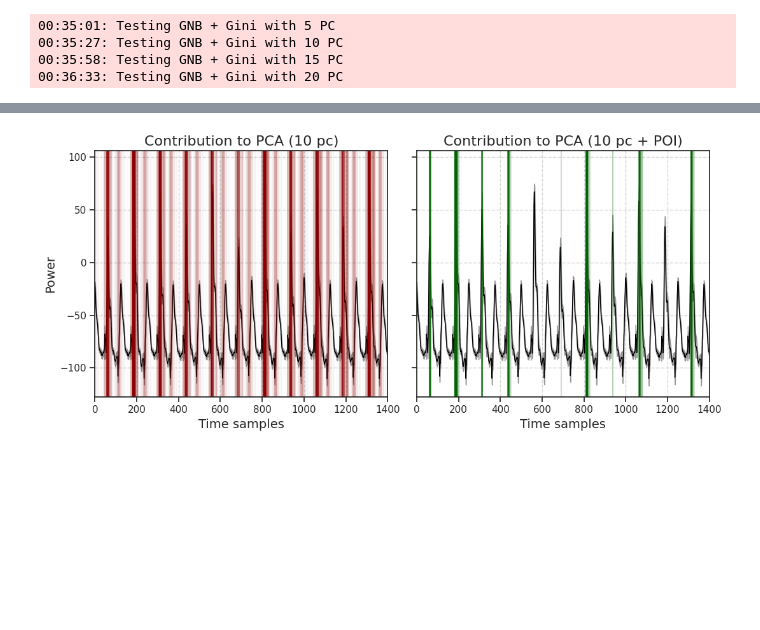
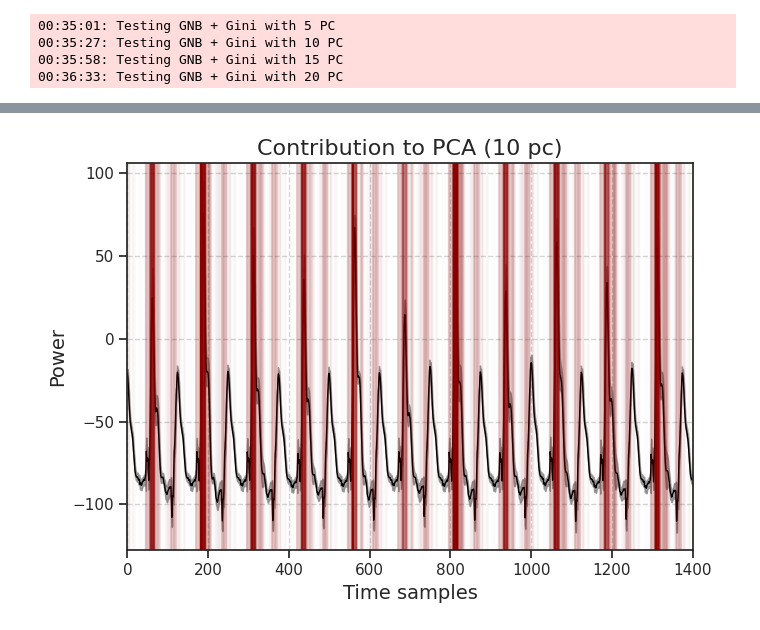
Before and after one commit to pzarczynski/SCA, a Jupyter notebook: notebooks/05_rf&qda.ipynb, the cells around one changed output, grey strips where cells are left out. Cells and saved outputs as stored; diff of their text form; code cells hidden in the pictures; blank space fills up the shorter version.

```diff
--- a/notebooks/05_rf&qda.ipynb
+++ b/notebooks/05_rf&qda.ipynb
@@ -169,0 +139,9 @@ Pipeline(steps=[('selectfrommodel',
+# %%
+pca = PCA(n_components=10)
+pl = make_pipeline(
+    SelectFromModel(simplerf(SEED), max_features=100),
+    pca,
+    StandardScaler(),
+    QDA(solver='eigen', shrinkage='auto')
+)
+pl.fit(X, y)
@@ -178,24 +169,15 @@ pca_full = PCA(10).fit(X)
 contrib2 = (pca_full.explained_variance_[:, None] * (pca_full.components_ ** 2)).sum(axis=0)
 contrib2 = contrib2 / contrib2.max()
 # %%
-fig, axarr = plt.subplots(1, 2, figsize=(11, 5), sharey=True)
-plots.plot_mean_std(X, ax=axarr[0])
+fig, ax = plt.subplots(figsize=(7, 5))
+plots.plot_mean_std(X, ax=ax)
 
 for idx, weight in zip(range(len(contrib2)), contrib2):
-    axarr[0].axvline(idx, color='darkred', alpha=weight)
-
-plots.plot_mean_std(X, ax=axarr[1])
-
-for idx, weight in zip(s1, contrib1):
-    axarr[1].axvline(idx, color='darkgreen', alpha=weight)
-
-plots.labs(axarr[0], xlab="Time samples", ylab="Power",
+    ax.axvline(idx, color='darkred', alpha=weight)
+plots.labs(ax, xlab="Time samples", ylab="Power",
            title="Contribution to PCA (10 pc)")
-
-plots.labs(axarr[1], xlab="Time samples", ylab="",
-           title="Contribution to PCA (10 pc + POI)")
 
 fig.tight_layout()
 plots.savetight(fig, "05_pca_contrib")
 # %% [output]
-[figure, old version]
+[figure, new version]
```
Also changed, not shown: parts of 14 cells of this notebook, 37 other files.
